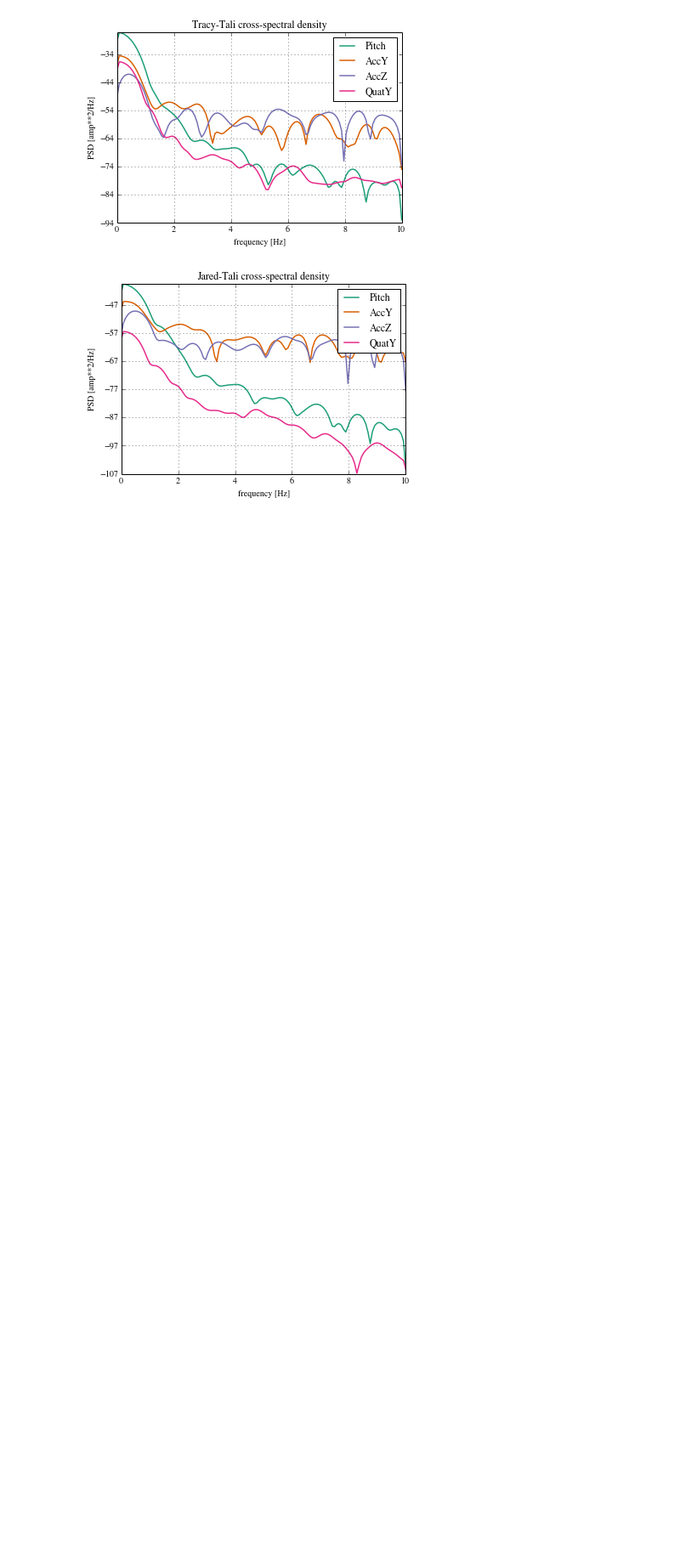
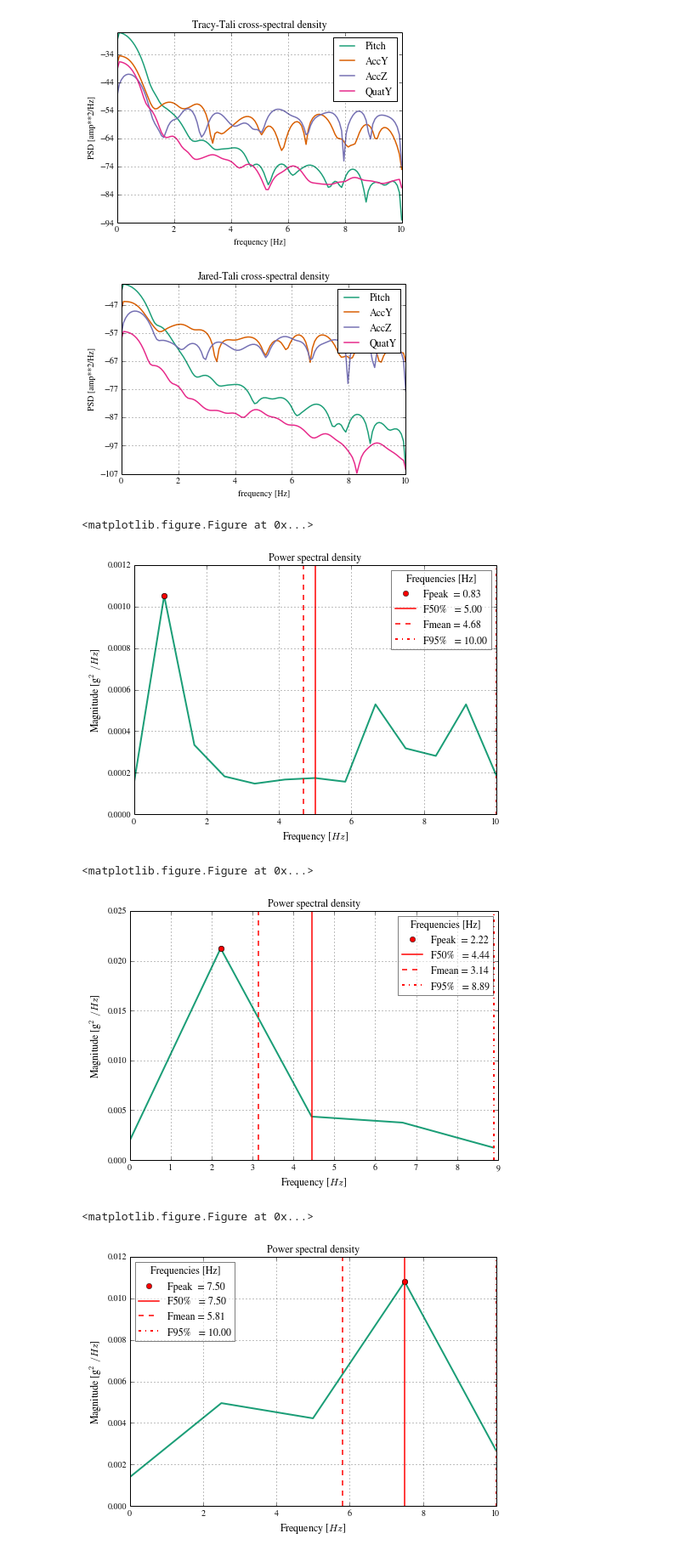
Before and after one commit to kellygwiseman/workout_buddy, a Jupyter notebook: notebooks/spectra_classification.ipynb, the cells around one changed output. Shown at 85% size. Drawn from its saved outputs; the diff is of its cells as text; code cells hidden in the pictures; blank space fills up the shorter version.

```diff
--- a/notebooks/spectra_classification.ipynb
+++ b/notebooks/spectra_classification.ipynb
@@ -286,7 +265,8 @@ for i in xrange(len(rep_ind)):
         x = X[rep_ind[i][0]]
         y = X[rep_ind[i][1]]
 
-        plt.csd(x, y,Fs=freq, pad_to = 256, label=features[d])
+        plt.csd(x, y,Fs=freq, pad_to = 256, scale_by_freq = True, label=features[d])
+        plt.psd
         #f = f.reshape((len(f),1))
         #Pxx_den = Pxx_den.reshape((len(f),1))
         #plt.semilogy(f, Pxx_den, label=features[d])
@@ -299,3 +279,26 @@ for i in xrange(len(rep_ind)):
 [figure]
 [figure]
 [figure]
+# %%
+from psd import psd
+rep_ind = [0,23, 31,33] # for OK, GOOD, EXCELLENT
+names = ['Tali', 'Jared','Tracy','Beau']
+features = ['accY']
+data = [accY_one_ts]
+
+for i in xrange(len(rep_ind)):
+    fig = plt.figure()
+    for d in xrange(len(data)):
+        # resample to average length
+        #X=np.array([signal.resample(xi, avg_length) for xi in data[d]])
+        # initialize rep to 0
+        X = np.array([xi - xi[0] for xi in data[d]])
+        X_train = X[rep_ind[i]]
+        fp, mf, fmax, Ptot, F, P = psd(X_train, fs=freq, scales='linear', units='g')
+# %% [output]
+<matplotlib.figure.Figure at 0x...>
+[figure, added]
+<matplotlib.figure.Figure at 0x...>
+[figure, added]
+<matplotlib.figure.Figure at 0x...>
+[figure, added]
```
Also changed, not shown: parts of 4 cells of this notebook, 9 other files.
